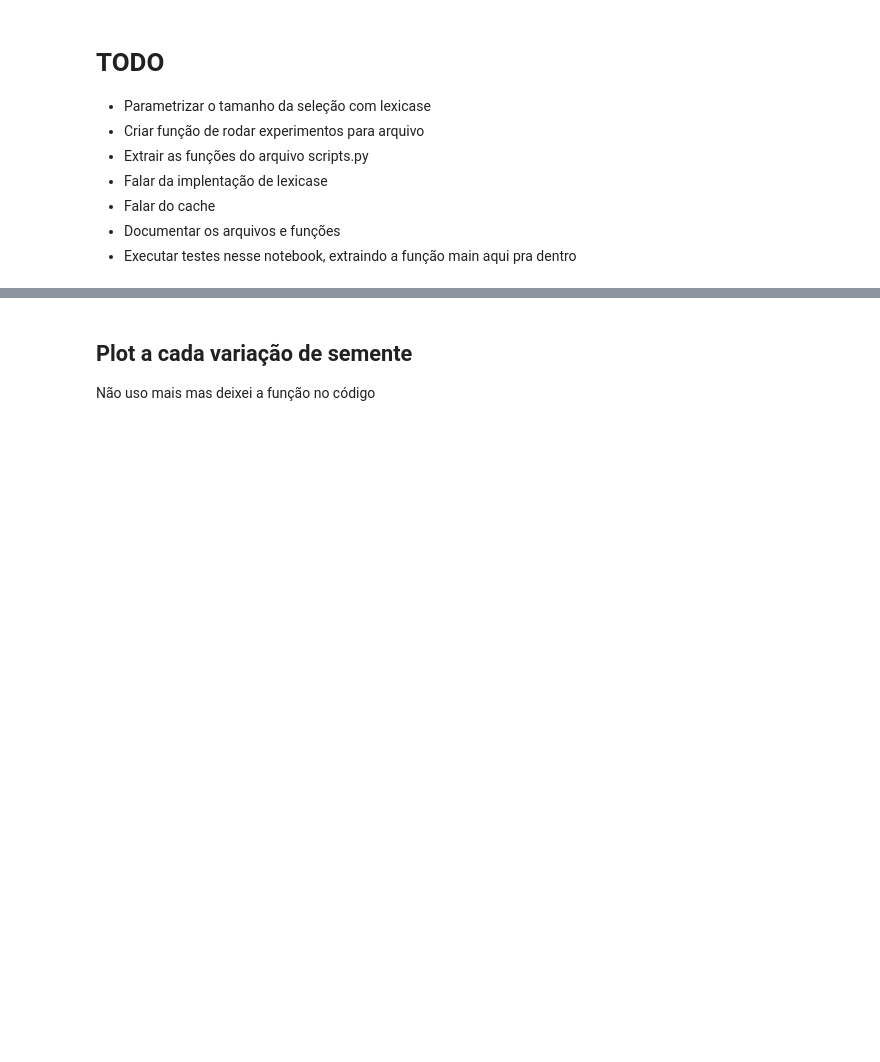
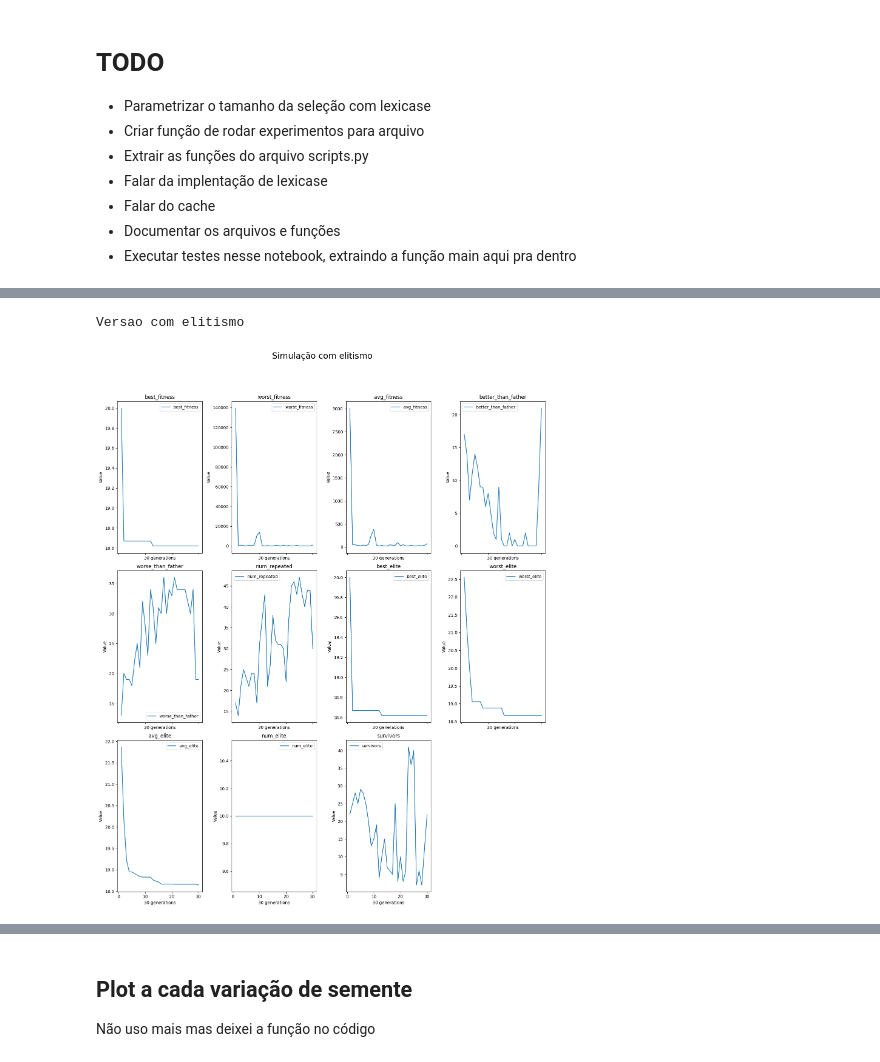
Before and after one commit to diogoneiss/Structured-Grammar-Evolution-in-Numba, a Jupyter notebook: tp1.ipynb, the cells around one changed output, grey strips where cells are left out. Cells and saved outputs as stored; diff of their text form; code cells hidden in the pictures; blank space fills up the shorter version.

Commit message:
finalizado caso base

```diff
--- a/tp1.ipynb
+++ b/tp1.ipynb
@@ -506,5 +611,5 @@ for i, var in enumerate(stats_from_run):
 # %%
-def genetic_programming(num_generations, population_size, max_depth, p_mutation, p_crossover, elite_percentage, variables_values, y_values, tournament_size, silent_run=False):
+def genetic_programming(num_generations, population_size, max_depth, p_mutation, p_crossover, elite_percentage, variables_values, y_values, tournament_size, use_variable_tournament=True, silent_run=False):
 
     num_variables = len(variables_values[0])
     #print("Number of variables: ", num_variables)
@@ -519,15 +624,23 @@ def genetic_programming(num_generations, population_size, max_depth, p_mutation,
     stats_columns = len(index_to_variable_name)
 
     stats_shape = (num_generations, stats_columns)
+    #print("Stats shape: ", stats_shape)
     stats = np.zeros(shape=stats_shape, dtype=np.float64)
 
     iterator_wrapper = tqdm(range(num_generations), desc="Generations") if not silent_run else range(num_generations)
-
+    tournament_k_values = calculate_k_size(np.arange(1, num_generations+1, 1), num_generations)
+    #print("Tournament k values: ", tournament_k_values)
     # Run the algorithm for the specified number of generations
     for generation in iterator_wrapper:
         if not silent_run:
             print(f"\n=== Generation {generation + 1} ===")
-        current_genotypes, current_stats = next_generation(current_genotypes, grammar, p_mutation, p_crossover, elite_percentage, variables_values, y_values, tournament_size, False)
+        if use_variable_tournament:
+            current_tournament_size = tournament_k_values[generation]
+            if not silent_run:
+                print(f"Using variable tournament size: {current_tournament_size}")
+        else :
+            current_tournament_size = tournament_size
+        current_genotypes, current_stats = next_generation(current_genotypes, grammar, p_mutation, p_crossover, elite_percentage, variables_values, y_values, current_tournament_size, False)
 
         # Store the statistics for the current generation
         stats[generation, :] = current_stats
@@ -542,4 +655,4 @@ display(df.head())
 variable_matrix, y = parse_df(df)
 
 
-stats, final_genotypes, used_grammar = genetic_programming(200, 50, 5, 0.2, 0.7, 0.1, variable_matrix, y, 10)
+run_stats, run_final_genotypes, used_grammar = genetic_programming(30, 50, 5, 0.2, 0.7, 0.2, variable_matrix, y, 10, True, False)
@@ -561,34 +698,38 @@ def plot_stats(stats, index_to_variable_name, title=""):
         axs[i].plot(range(1, num_generations + 1), stats[:, i], label=index_to_variable_name[i])
         axs[i].set_title(index_to_variable_name[i])
         axs[i].set_xlabel(f"{num_generations} generations")
         axs[i].set_ylabel("Value")
         axs[i].legend()
 
     # If there are empty subplots, make them invisible
     for i in range(num_stats, len(axs)):
         axs[i].axis("off")
 
     # Adjust the layout of the subplots
     fig.tight_layout()
 
     if title == "":
         title = f"Run statistics for {num_generations} generations"
     fig.suptitle(title, fontsize=20, y=1.02)
-    # Show the plot
+    fig.subplots_adjust(top=0.93)
+
     plt.show()
 
 
 run_parameters = {
     "generations": 200,
     "population_size": 25,
     "max_depth": 5,
     "p_mutation": 0.2,
     "p_crossover": 0.7,
     "elite_percentage": 0.1,
     "tournament_size": 2
 }
-data_save = (stats, stats, final_genotypes[0],stats[-1], used_grammar )
+data_save = (run_stats, run_stats, run_final_genotypes[0],run_stats[-1], used_grammar )
 #cache = save_cache(cache, data_save, stats[0], "test", run_parameters)
 
-plot_stats(stats, index_to_variable_name)
-print(stats.shape)
+print("Versao com elitismo")
+plot_stats(run_stats, index_to_variable_name, "Simulação com elitismo")
+# %% [output]
+Versao com elitismo
+[figure, added]
```
Also changed, not shown: parts of 18 cells of this notebook, 4 other files.
